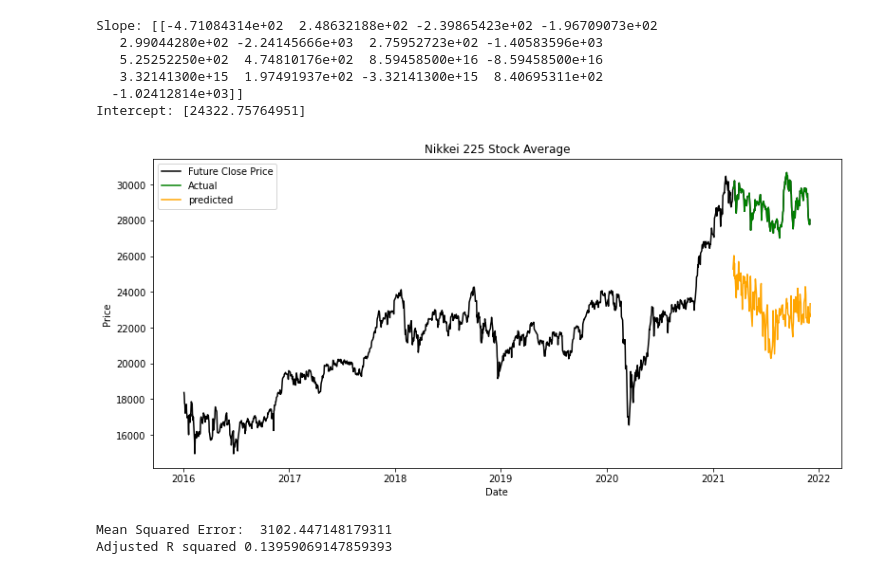
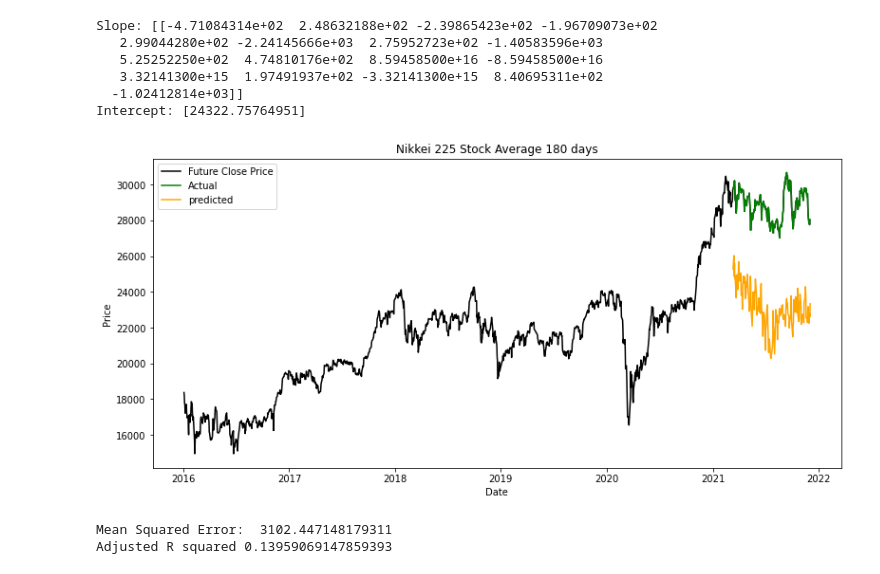
Before and after one commit to pro10150/stock-prediction, a Jupyter notebook: stock-prediction.ipynb, the cells around one changed output. Saved outputs shown, nothing was run; the diff lists cells and outputs as text; code cells hidden in the pictures.

```diff
--- a/stock-prediction.ipynb
+++ b/stock-prediction.ipynb
@@ -1002,9 +1004,9 @@ Slope: [[-4.71084314e+02  2.48632188e+02 -2.39865423e+02 -1.96709073e+02
   -1.02412814e+03]]
 Intercept: [24322.75764951]
 # %%
-plotReg('Nikkei 225 Stock Average', n225.index, n225[['Future Close']], n225_ti.iloc[-180:], n225_refeatures, lr)
+plotReg('Nikkei 225 Stock Average 180 days', n225.index, n225[['Future Close']], n225_ti.iloc[-180:], n225_refeatures, lr)
 # %% [output]
-[figure, old version]
+[figure, new version]
 # %%
 lrEval = evaluate(reg, y_test, y_pred)
 printEval(reg, lrEval)
```
Also changed, not shown: parts of 23 cells of this notebook.
